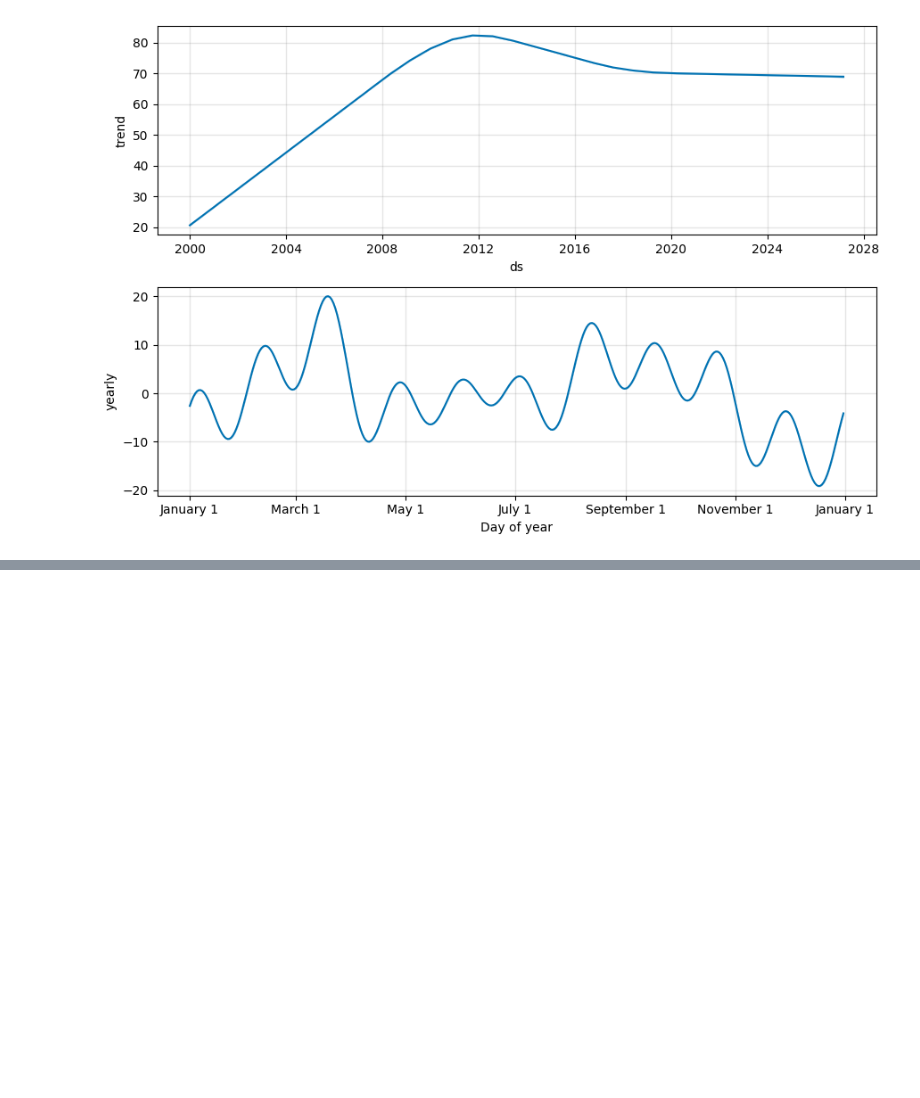
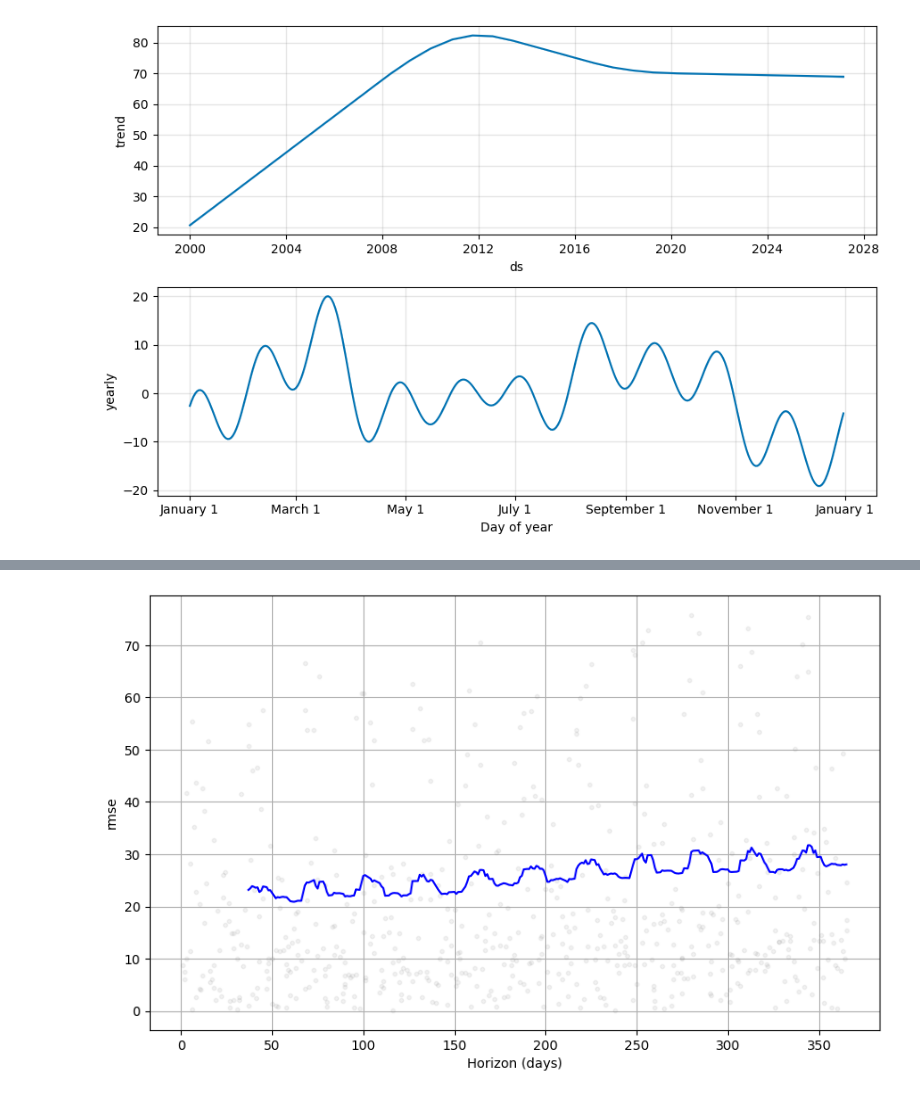
Before and after one commit to Girawale-Sanket/Time-Series-Assignment, a Jupyter notebook: FB_Prophet.ipynb, the cells around one changed output, grey strips where cells are left out. Cells and saved outputs as stored; diff of their text form; code cells hidden in the pictures; blank space fills up the shorter version.

Commit message:
Plotting the graph

```diff
--- a/FB_Prophet.ipynb
+++ b/FB_Prophet.ipynb
@@ -210,0 +211,5 @@ df_p.head()
+# %%
+from prophet.plot import plot_cross_validation_metric
+fig = plot_cross_validation_metric(df_cv, metric='rmse')
+# %% [output]
+[figure, added]
```
Also changed, not shown: parts of 3 cells of this notebook.
